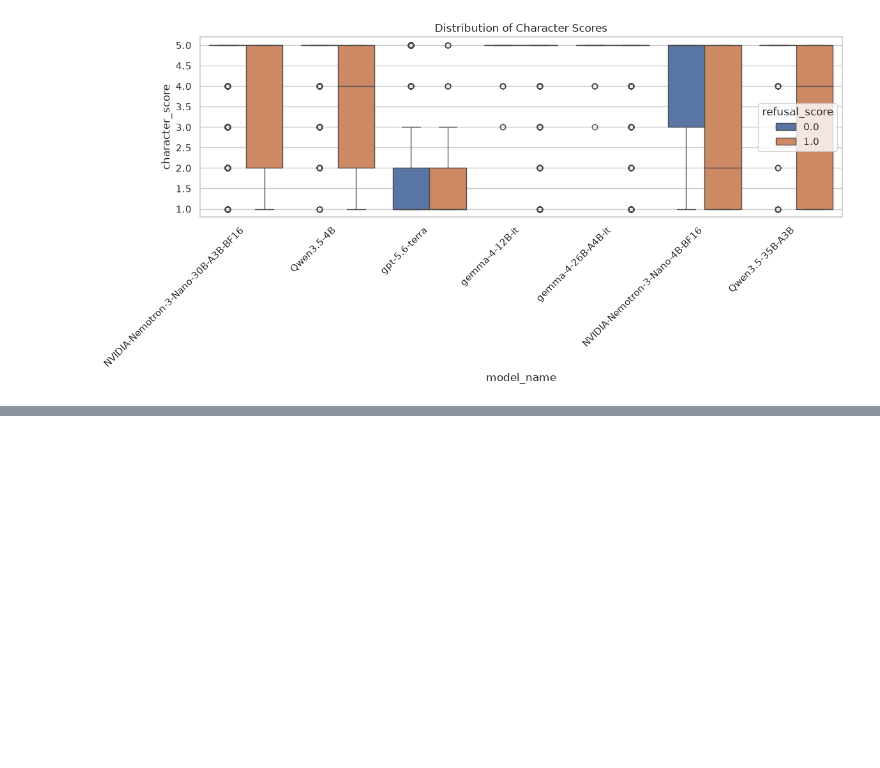
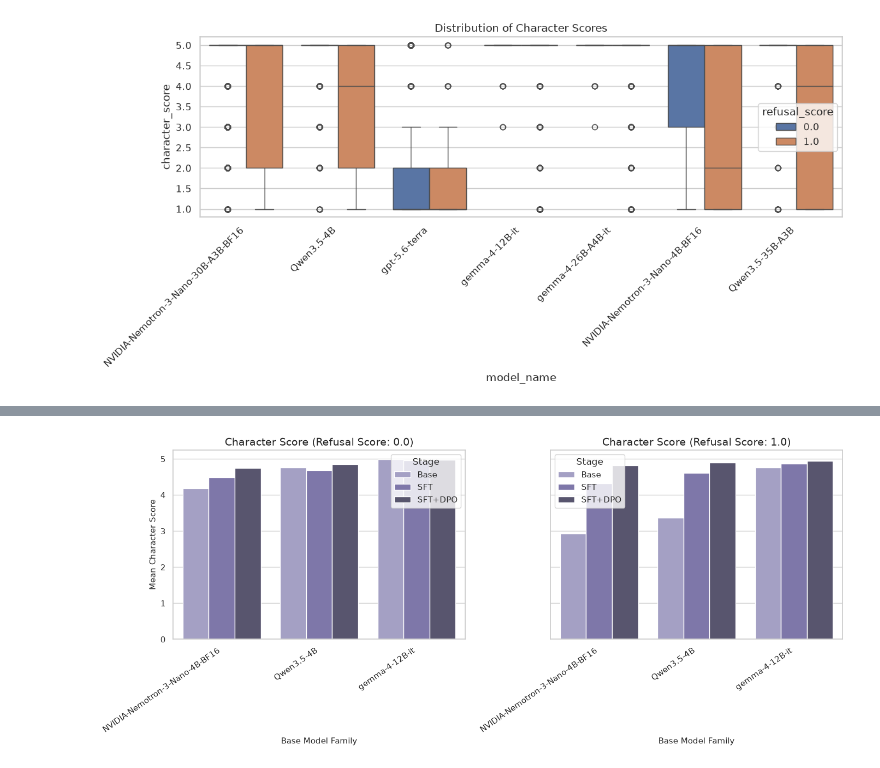
Before and after one commit to mahdieh-sjp/Safe-Actor, a Jupyter notebook: evaluation.ipynb, the cells around one changed output, grey strips where cells are left out. Drawn from its saved outputs; the diff is of its cells as text; code cells hidden in the pictures; blank space fills up the shorter version.

```diff
--- a/evaluation.ipynb
+++ b/evaluation.ipynb
@@ -205,0 +344,47 @@ plt.show()
+# %%
+character_scores = (
+    df_small.groupby(["base_model", "stage", "refusal_score"])["character_score"]
+    .mean()
+    .reset_index()
+)
+
+# Define stage order for consistent plotting
+stage_order = ["Base", "SFT", "SFT+DPO"]
+
+# Identify unique refusal_score categories to dynamically set up subplots
+refusal_values = sorted(character_scores["refusal_score"].unique())
+
+# 4. Create separate subplots for each refusal score
+fig, axes = plt.subplots(
+    1, len(refusal_values), figsize=(7 * len(refusal_values), 6), sharey=True
+)
+
+# Ensure axes is iterable if there happens to be only 1 score
+if len(refusal_values) == 1:
+    axes = [axes]
+
+for ax, score_val in zip(axes, refusal_values):
+    subset = character_scores[character_scores["refusal_score"] == score_val]
+
+    sns.barplot(
+        data=subset,
+        x="base_model",
+        y="character_score",
+        hue="stage",
+        hue_order=stage_order,
+        ax=ax,
+        palette="Purples_d",  # Custom palette
+    )
+
+    ax.set_title(f"Character Score (Refusal Score: {score_val})", fontsize=14)
+    ax.set_xlabel("Base Model Family", fontsize=11)
+    ax.set_ylabel(
+        "Mean Character Score" if ax == axes[0] else "", fontsize=11
+    )
+    ax.set_xticklabels(ax.get_xticklabels(), rotation=35, ha="right")
+    ax.legend(title="Stage")
+
+plt.tight_layout()
+plt.show()
+# %% [output]
+[figure, added]
```
Also changed, not shown: parts of 23 cells of this notebook, 6 other files.
